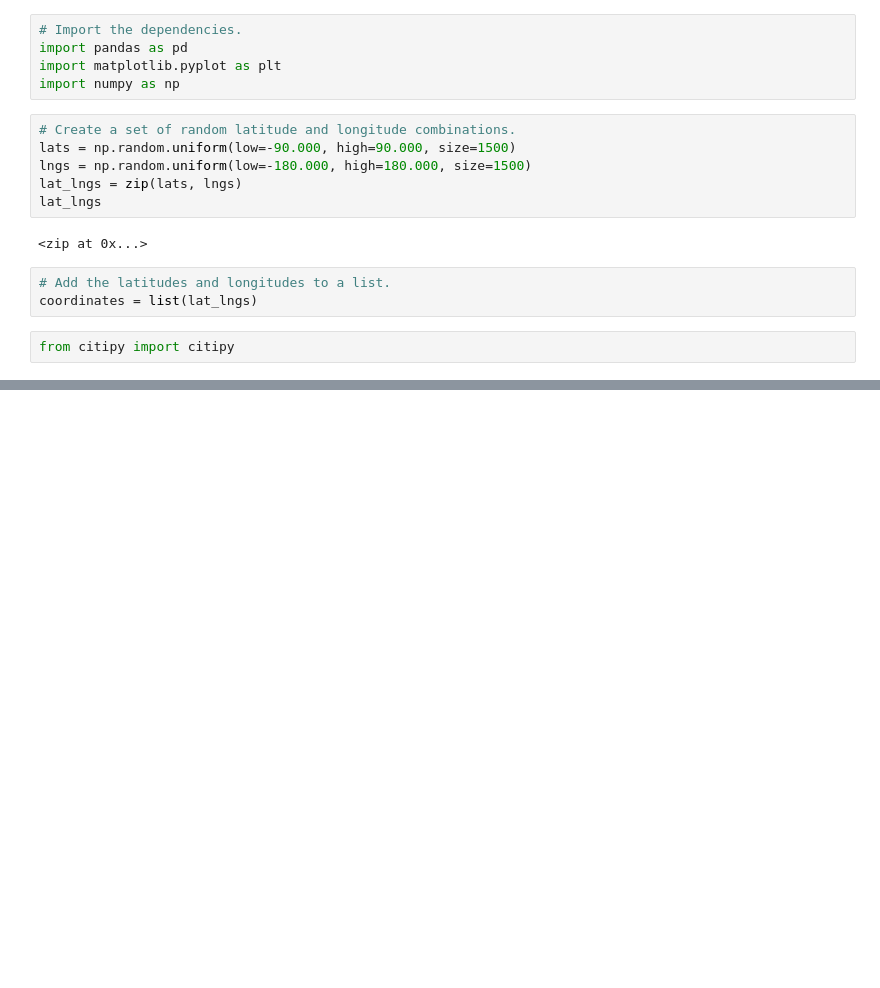
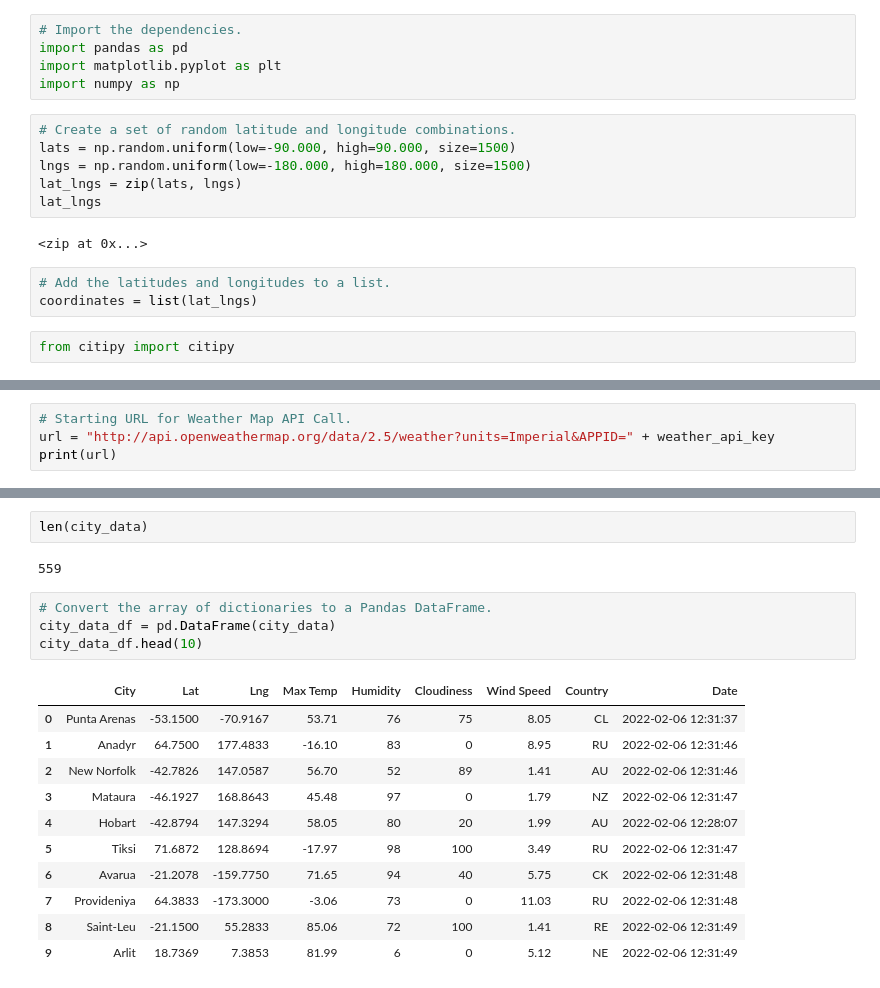
Before and after one commit to savannahmac/World_Weather_Analysis, a Jupyter notebook: WeatherPy.ipynb, the cells around one changed output, grey strips where cells are left out. Drawn from its saved outputs; the diff is of its cells as text; blank space fills up the shorter version.

```diff
--- a/WeatherPy.ipynb
+++ b/WeatherPy.ipynb
@@ -32,0 +39,4 @@ len(cities)
+# %%
+# Starting URL for Weather Map API Call.
+url = "http://api.openweathermap.org/data/2.5/weather?units=Imperial&APPID=" + weather_api_key
+print(url)
@@ -32,0 +129,20 @@ len(cities)
+# %%
+len(city_data)
+# %% [output]
+559
+# %%
+# Convert the array of dictionaries to a Pandas DataFrame.
+city_data_df = pd.DataFrame(city_data)
+city_data_df.head(10)
+# %% [output]
+|  | City | Lat | Lng | Max Temp | Humidity | Cloudiness | Wind Speed | Country | Date |
+| 0 | Punta Arenas | -53.1500 | -70.9167 | 53.71 | 76 | 75 | 8.05 | CL | 2022-02-06 12:31:37 |
+| 1 | Anadyr | 64.7500 | 177.4833 | -16.10 | 83 | 0 | 8.95 | RU | 2022-02-06 12:31:46 |
+| 2 | New Norfolk | -42.7826 | 147.0587 | 56.70 | 52 | 89 | 1.41 | AU | 2022-02-06 12:31:46 |
+| 3 | Mataura | -46.1927 | 168.8643 | 45.48 | 97 | 0 | 1.79 | NZ | 2022-02-06 12:31:47 |
+| 4 | Hobart | -42.8794 | 147.3294 | 58.05 | 80 | 20 | 1.99 | AU | 2022-02-06 12:28:07 |
+| 5 | Tiksi | 71.6872 | 128.8694 | -17.97 | 98 | 100 | 3.49 | RU | 2022-02-06 12:31:47 |
+| 6 | Avarua | -21.2078 | -159.7750 | 71.65 | 94 | 40 | 5.75 | CK | 2022-02-06 12:31:48 |
+| 7 | Provideniya | 64.3833 | -173.3000 | -3.06 | 73 | 0 | 11.03 | RU | 2022-02-06 12:31:48 |
+| 8 | Saint-Leu | -21.1500 | 55.2833 | 85.06 | 72 | 100 | 1.41 | RE | 2022-02-06 12:31:49 |
+| 9 | Arlit | 18.7369 | 7.3853 | 81.99 | 6 | 0 | 5.12 | NE | 2022-02-06 12:31:49 |
```
Also changed, not shown: parts of 7 cells of this notebook, 4 other files.
